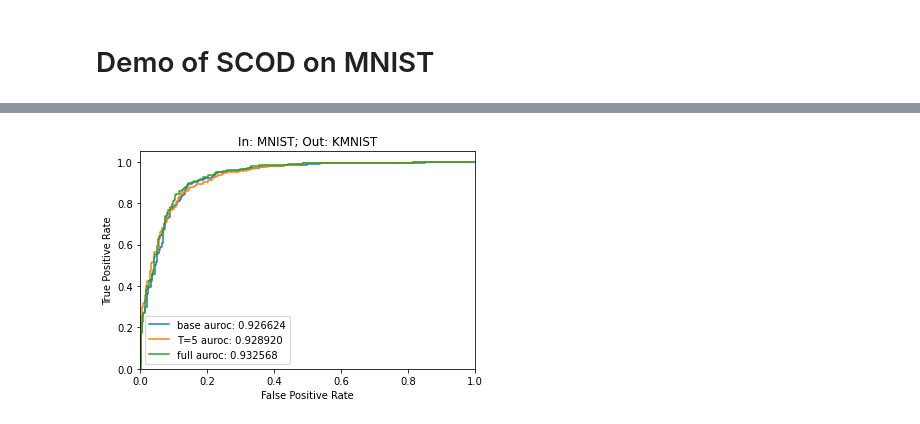
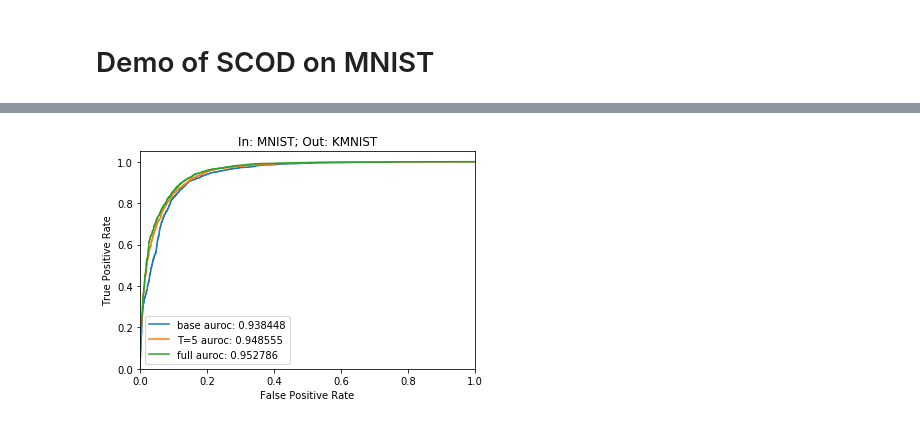
Before and after one commit to StanfordASL/scod-module, a Jupyter notebook: demos/MNIST.ipynb, the cells around one changed output, grey strips where cells are left out. Saved outputs shown, nothing was run; the diff lists cells and outputs as text; code cells hidden in the pictures.

```diff
--- a/demos/MNIST.ipynb
+++ b/demos/MNIST.ipynb
@@ -85,7 +91,7 @@ plt.plot(losses)
 # %%
-unc_model = scod.SCOD(model, dist_constructor, args={
+unc_model = scod.SCOD(model.to(torch.device("cuda:0")), dist_constructor, args={
     'num_eigs': 50,
     'num_samples': 304,
-    'sketch_type': 'iPCA',
-    # 'n_fisher_samples': 5,
+    'sketch_type': 'srft',
+    'offline_proj_dim': 5,
 })
@@ -100,7 +105,7 @@ val_dataset =  MNIST(root="~/data/",train=False,download=True,transform=transfor
     transforms.ToTensor(),
     transforms.Normalize((0.1307,),(0.3801,))
 ]))
-ood_dataset = FashionMNIST(root="~/data/",train=True,download=True,transform=transforms.Compose([
+val_ood_dataset = FashionMNIST(root="~/data/",train=True,download=True,transform=transforms.Compose([
     transforms.ToTensor(),
     transforms.Normalize((0.1307,),(0.3801,))
 ]))
@@ -152,21 +170,21 @@ for j,idx in enumerate(np.random.choice(len(dataset), num_plots)):
 # %%
 from torch.utils.data import DataLoader
 from tqdm import tqdm
-val_subset = Subset(val_dataset, np.random.choice(len(val_dataset), 500))
-ood_subset = Subset(ood_dataset, np.random.choice(len(ood_dataset), 500))
-kmnist_subset = Subset(kmnist_dataset, np.random.choice(len(kmnist_dataset), 500))
+val_subset = Subset(val_dataset, np.random.choice(len(val_dataset), 5000))
+ood_subset = Subset(val_ood_dataset, np.random.choice(len(val_ood_dataset), 5000))
+kmnist_subset = Subset(kmnist_dataset, np.random.choice(len(kmnist_dataset), 5000))
 
-val_base = torch.cat( [ unc_model(batch[0], T=0)[1] for batch in tqdm(DataLoader(val_subset, batch_size=25, shuffle=False)) ] )
-ood_base = torch.cat( [ unc_model(batch[0], T=0)[1] for batch in tqdm(DataLoader(ood_subset, batch_size=25, shuffle=False)) ] )
-kmnist_base = torch.cat( [ unc_model(batch[0], T=0)[1] for batch in tqdm(DataLoader(kmnist_subset, batch_size=25, shuffle=False)) ] )
+val_base = torch.cat( [ unc_model(batch[0].to(unc_model.device), T=0)[1] for batch in tqdm(DataLoader(val_subset, batch_size=25, shuffle=False)) ] )
+ood_base = torch.cat( [ unc_model(batch[0].to(unc_model.device), T=0)[1] for batch in tqdm(DataLoader(ood_subset, batch_size=25, shuffle=False)) ] )
+kmnist_base = torch.cat( [ unc_model(batch[0].to(unc_model.device), T=0)[1] for batch in tqdm(DataLoader(kmnist_subset, batch_size=25, shuffle=False)) ] )
 
-val_uncs = torch.cat( [ unc_model(batch[0], T=5)[1] for batch in tqdm(DataLoader(val_subset, batch_size=25, shuffle=False)) ] )
-ood_uncs = torch.cat( [ unc_model(batch[0], T=5)[1] for batch in tqdm(DataLoader(ood_subset, batch_size=25, shuffle=False)) ] )
-kmnist_uncs = torch.cat( [ unc_model(batch[0], T=5)[1] for batch in tqdm(DataLoader(kmnist_subset, batch_size=25, shuffle=False)) ] )
+val_uncs = torch.cat( [ unc_model(batch[0].to(unc_model.device), T=5)[1] for batch in tqdm(DataLoader(val_subset, batch_size=25, shuffle=False)) ] )
+ood_uncs = torch.cat( [ unc_model(batch[0].to(unc_model.device), T=5)[1] for batch in tqdm(DataLoader(ood_subset, batch_size=25, shuffle=False)) ] )
+kmnist_uncs = torch.cat( [ unc_model(batch[0].to(unc_model.device), T=5)[1] for batch in tqdm(DataLoader(kmnist_subset, batch_size=25, shuffle=False)) ] )
 
-val_uncs_full = torch.cat( [ unc_model(batch[0], T=None)[1] for batch in tqdm(DataLoader(val_subset, batch_size=25, shuffle=False)) ] )
-ood_uncs_full = torch.cat( [ unc_model(batch[0], T=None)[1] for batch in tqdm(DataLoader(ood_subset, batch_size=25, shuffle=False)) ] )
-kmnist_uncs_full = torch.cat( [ unc_model(batch[0], T=None)[1] for batch in tqdm(DataLoader(kmnist_subset, batch_size=25, shuffle=False)) ] )
+val_uncs_full = torch.cat( [ unc_model(batch[0].to(unc_model.device), T=None)[1] for batch in tqdm(DataLoader(val_subset, batch_size=25, shuffle=False)) ] )
+ood_uncs_full = torch.cat( [ unc_model(batch[0].to(unc_model.device), T=None)[1] for batch in tqdm(DataLoader(ood_subset, batch_size=25, shuffle=False)) ] )
+kmnist_uncs_full = torch.cat( [ unc_model(batch[0].to(unc_model.device), T=None)[1] for batch in tqdm(DataLoader(kmnist_subset, batch_size=25, shuffle=False)) ] )
 # %%
 from sklearn.metrics import roc_curve, roc_auc_score
 
@@ -177,8 +195,8 @@ groups = [
 ]
 
 for label, in_uncs, out_uncs in groups:
-    fpr, tpr, thresh = roc_curve(np.concatenate([np.zeros(500), np.ones(500)]), torch.cat([in_uncs, out_uncs]).detach())
-    auroc = roc_auc_score(np.concatenate([np.zeros(500), np.ones(500)]), torch.cat([in_uncs, out_uncs]).detach())
+    fpr, tpr, thresh = roc_curve(np.concatenate([np.zeros(5000), np.ones(5000)]), torch.cat([in_uncs, out_uncs]).detach().cpu())
+    auroc = roc_auc_score(np.concatenate([np.zeros(5000), np.ones(5000)]), torch.cat([in_uncs, out_uncs]).detach().cpu())
 
     plt.plot(fpr, tpr, label=(label + " auroc: %03f" % auroc))
 
@@ -194,22 +212,22 @@ plt.show()
 # %%
 groups = [
     ('base', val_base, kmnist_base),
     ('T=5', val_uncs, kmnist_uncs),
     ('full', val_uncs_full, kmnist_uncs_full)
 ]
 
 for label, in_uncs, out_uncs in groups:
-    fpr, tpr, thresh = roc_curve(np.concatenate([np.zeros(500), np.ones(500)]), torch.cat([in_uncs, out_uncs]).detach())
-    auroc = roc_auc_score(np.concatenate([np.zeros(500), np.ones(500)]), torch.cat([in_uncs, out_uncs]).detach())
+    fpr, tpr, thresh = roc_curve(np.concatenate([np.zeros(5000), np.ones(5000)]), torch.cat([in_uncs, out_uncs]).detach().cpu())
+    auroc = roc_auc_score(np.concatenate([np.zeros(5000), np.ones(5000)]), torch.cat([in_uncs, out_uncs]).detach().cpu())
 
     plt.plot(fpr, tpr, label=(label + " auroc: %03f" % auroc))
 
 plt.xlim([0.0, 1.0])
 plt.ylim([0.0, 1.05])
 plt.xlabel('False Positive Rate')
 plt.ylabel('True Positive Rate')
 plt.legend()
 plt.title("In: MNIST; Out: KMNIST")
 plt.show()
 # %% [output]
-[figure, old version]
+[figure, new version]
```
Also changed, not shown: parts of 14 cells of this notebook, 2 other files.
